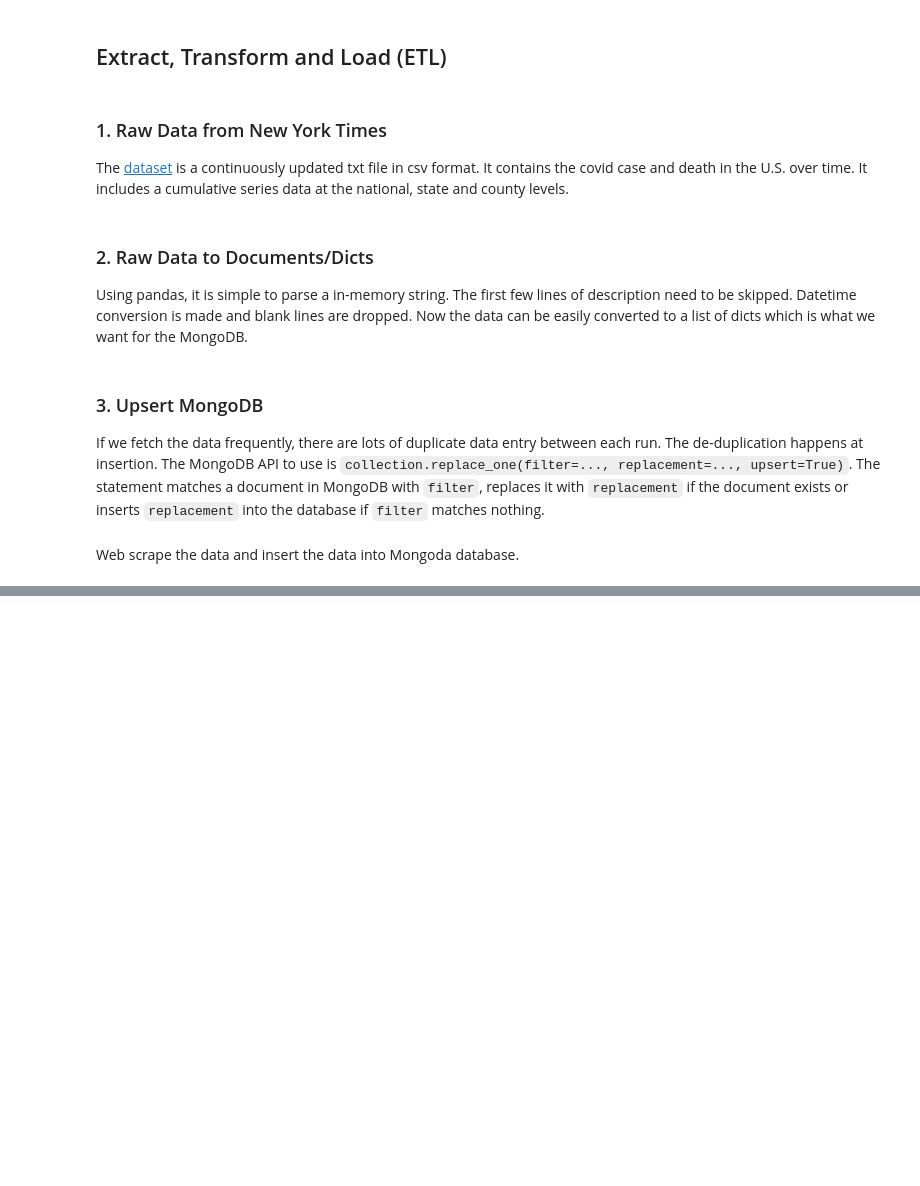
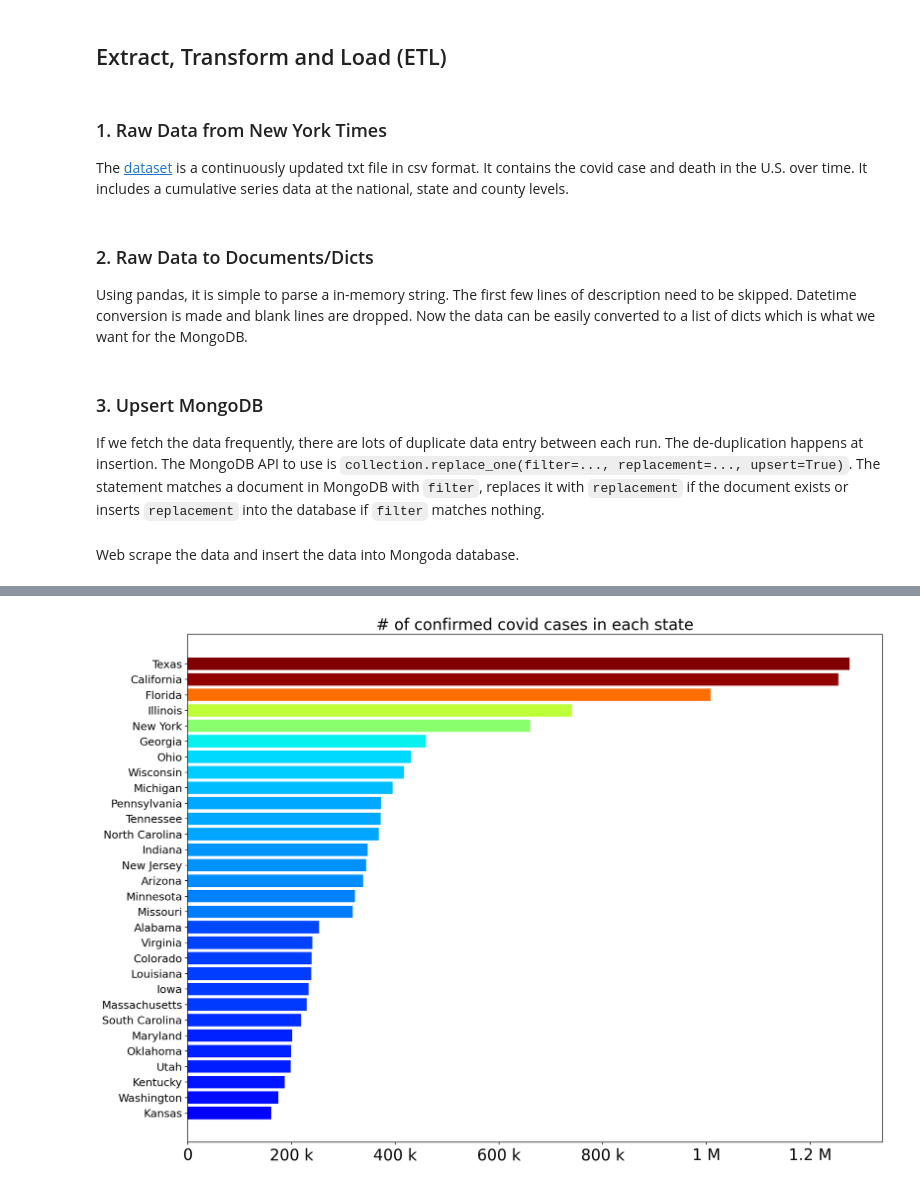
Before and after one commit to cengc13/data1050-final-project, a Jupyter notebook: ETL_EDA.ipynb, the cells around one changed output, grey strips where cells are left out. Saved outputs shown, nothing was run; the diff lists cells and outputs as text; code cells hidden in the pictures; blank space fills up the shorter version.

```diff
--- a/ETL_EDA.ipynb
+++ b/ETL_EDA.ipynb
@@ -144,0 +220,8 @@ df.tail()
+# %%
+client = pymongo.MongoClient()
+db = client.get_database("covid-us")
+collection = db.get_collection("covid-us-state")
+data = list(collection.find())
+df2 = pd.DataFrame.from_records(data)
+df2.drop('_id', axis=1, inplace=True)
+df2.tail()
@@ -144,0 +237,18 @@ df.tail()
+# %%
+df_latest = df2[df2.date == max(df2.date)]
+# %%
+fig, ax = plt.subplots(figsize=(16,12), dpi=150)
+cases_sorted, state_sorted_1  = zip(*sorted(zip(df_latest.cases, df_latest.state)))
+
+# Get a color map
+my_cmap = cm.get_cmap('jet')
+
+ax.barh(state_sorted_1[-30:], cases_sorted[-30:],
+        color=my_cmap(np.array(cases_sorted[-30:])/max(cases_sorted)))
+ax.tick_params(axis='y', labelsize=14)
+ax.tick_params(axis='x', labelsize=20)
+# ax.set_yticks(size=20)
+ax.xaxis.set_major_formatter(EngFormatter())
+ax.set_title('# of confirmed covid cases in each state', size=20);
+# %% [output]
+[figure, added]
```
Also changed, not shown: parts of 26 cells of this notebook.
